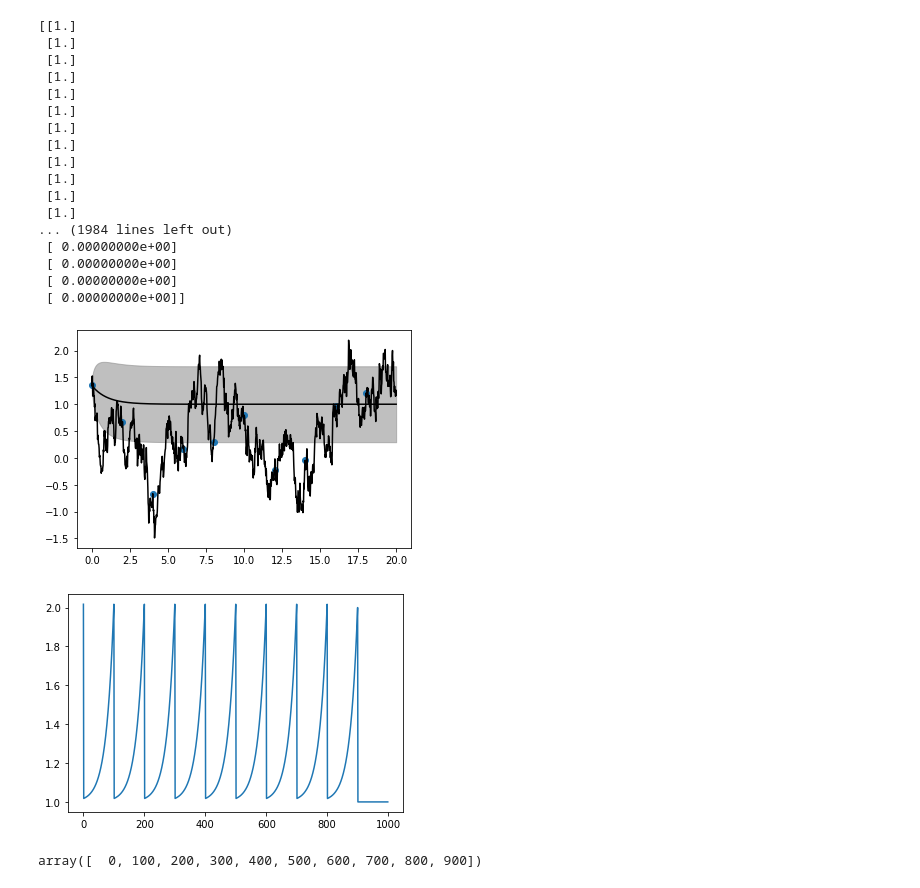
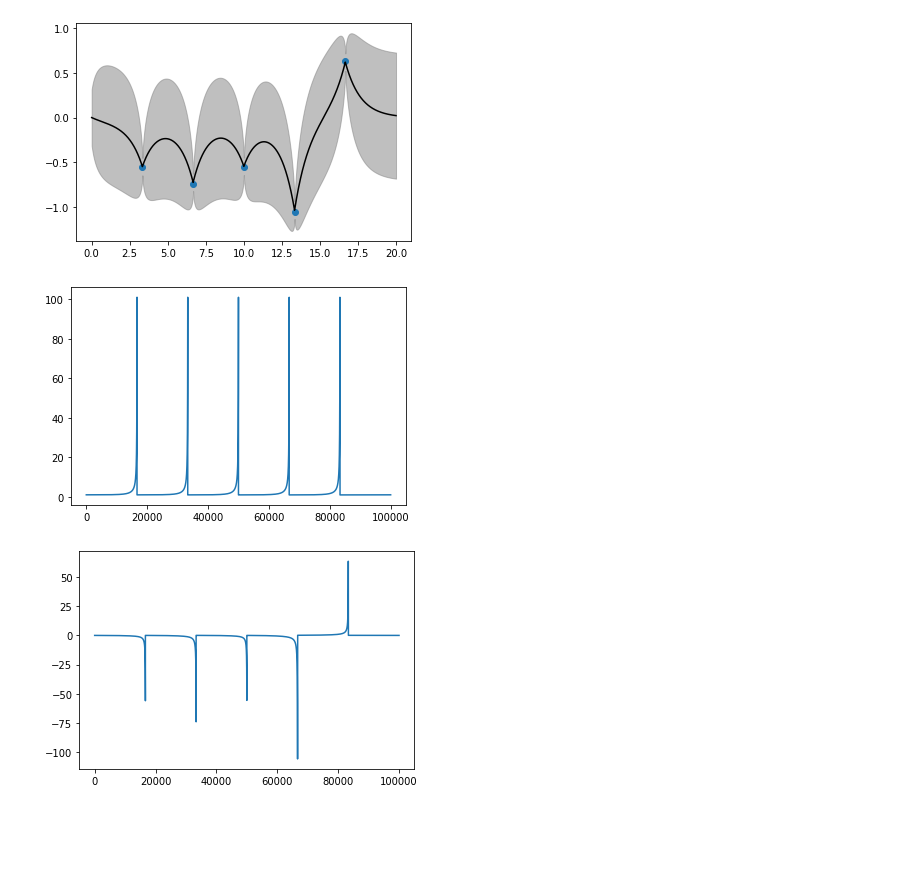
Before and after one commit to stratisMarkou/random-walks, a Jupyter notebook: content/misc/sde-as-gp/sde-as-gp.ipynb, the cells around one changed output. Cells and saved outputs as stored; diff of their text form; code cells hidden in the pictures; blank space fills up the shorter version.

```diff
--- a/content/misc/sde-as-gp/sde-as-gp.ipynb
+++ b/content/misc/sde-as-gp/sde-as-gp.ipynb
@@ -113,61 +124,40 @@ def smoothing(t_train, x_train, num_passes, omega, Sigma, gamma, dt):
 
     return b, A, m, S, psi, lamda
 # %%
-t_train = np.arange(0, num_pts, idx)
-x_train = x[t_train]
-num_passes = 1
-omega = 0.
-Sigma = 1. * np.eye(1)
-gamma = 1
+num_passes = 100
+Sigma = sigma ** 2 * np.eye(1)
+omega = 1e-1
+
+dt = (t1 - t0) / grid_size
 
 b, A, m, S, psi, lamda = smoothing(t_train=t_train,
+                                   t_grid=t_grid,
                                    x_train=x_train,
                                    num_passes=num_passes,
                                    omega=omega,
                                    Sigma=Sigma,
                                    gamma=gamma,
+                                   r=r,
                                    dt=dt)
 
-
-plt.plot(t, m[:, 0], color='k')
-plt.fill_between(t,
+plt.plot(t_grid, m[:, 0], color='k')
+plt.fill_between(t_grid,
                  m[:, 0] - S[:, 0, 0] ** 0.5,
                  m[:, 0] + S[:, 0, 0] ** 0.5,
                  color='gray',
                  alpha=0.5)
-plt.scatter(t[::idx], x[::idx])
-plt.plot(t, x, color='k', zorder=1)
+plt.scatter(t_train, x_train)
 plt.show()
 
 plt.plot(A[:, 0, 0])
 plt.show()
-# plt.plot(b[:, 0])
-# plt.show()
-# plt.plot(psi[:, 0])
-# plt.show()
-# plt.plot(lamda[:, 0])
-# plt.show()
+plt.plot(b[:, 0])
+plt.show()
+plt.plot(psi[:, 0])
+plt.show()
+plt.plot(lamda[:, 0])
+plt.show()
 # %% [output]
-[[1.]
- [1.]
- [1.]
- [1.]
- [1.]
- [1.]
- [1.]
- [1.]
- [1.]
- [1.]
- [1.]
- [1.]
-... (1984 lines left out)
- [ 0.00000000e+00]
- [ 0.00000000e+00]
- [ 0.00000000e+00]
- [ 0.00000000e+00]]
-[figure, old version]
+[figure, new version]
-[figure, old version]
+[figure, new version]
+[figure, added]
-# %%
-t_train
-# %% [output]
-array([  0, 100, 200, 300, 400, 500, 600, 700, 800, 900])
```
Also changed, not shown: parts of 3 cells of this notebook.
